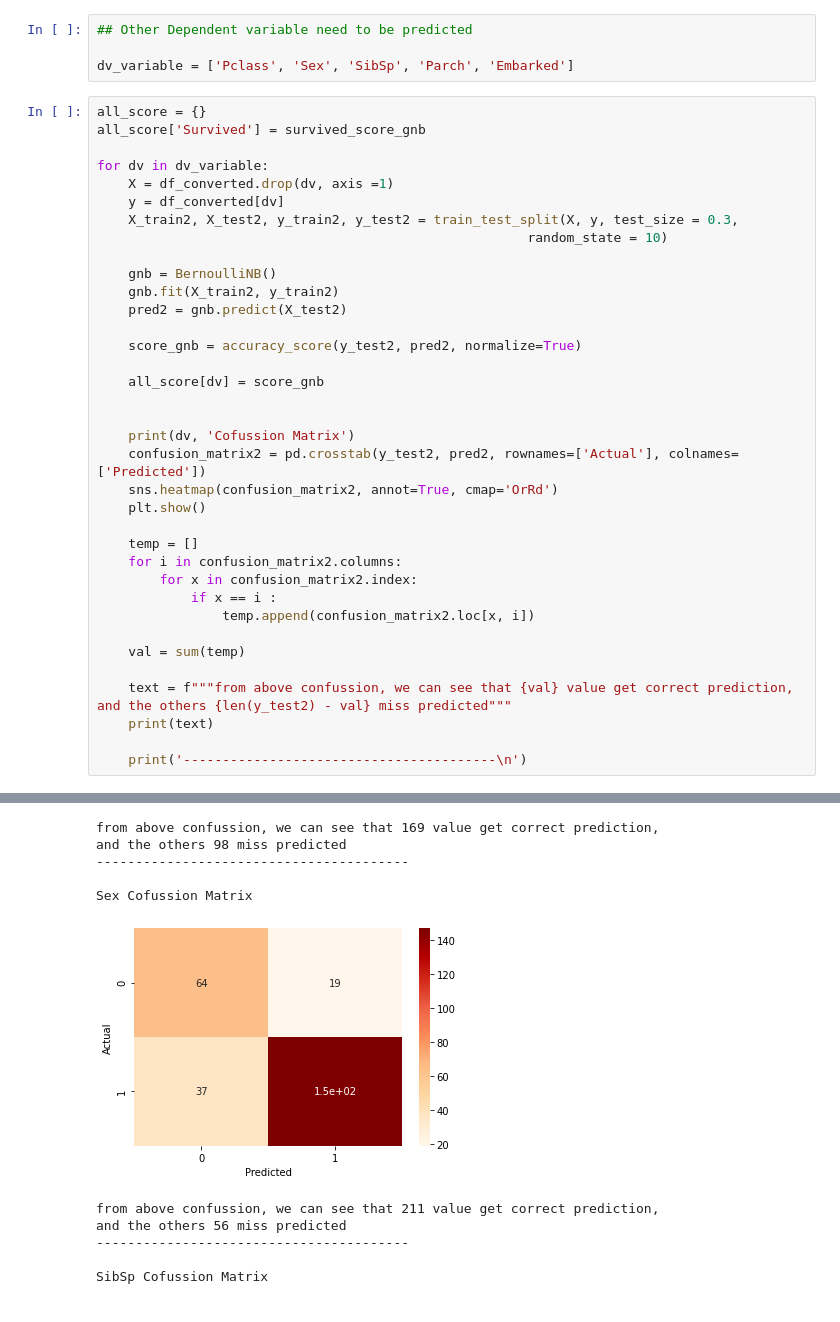
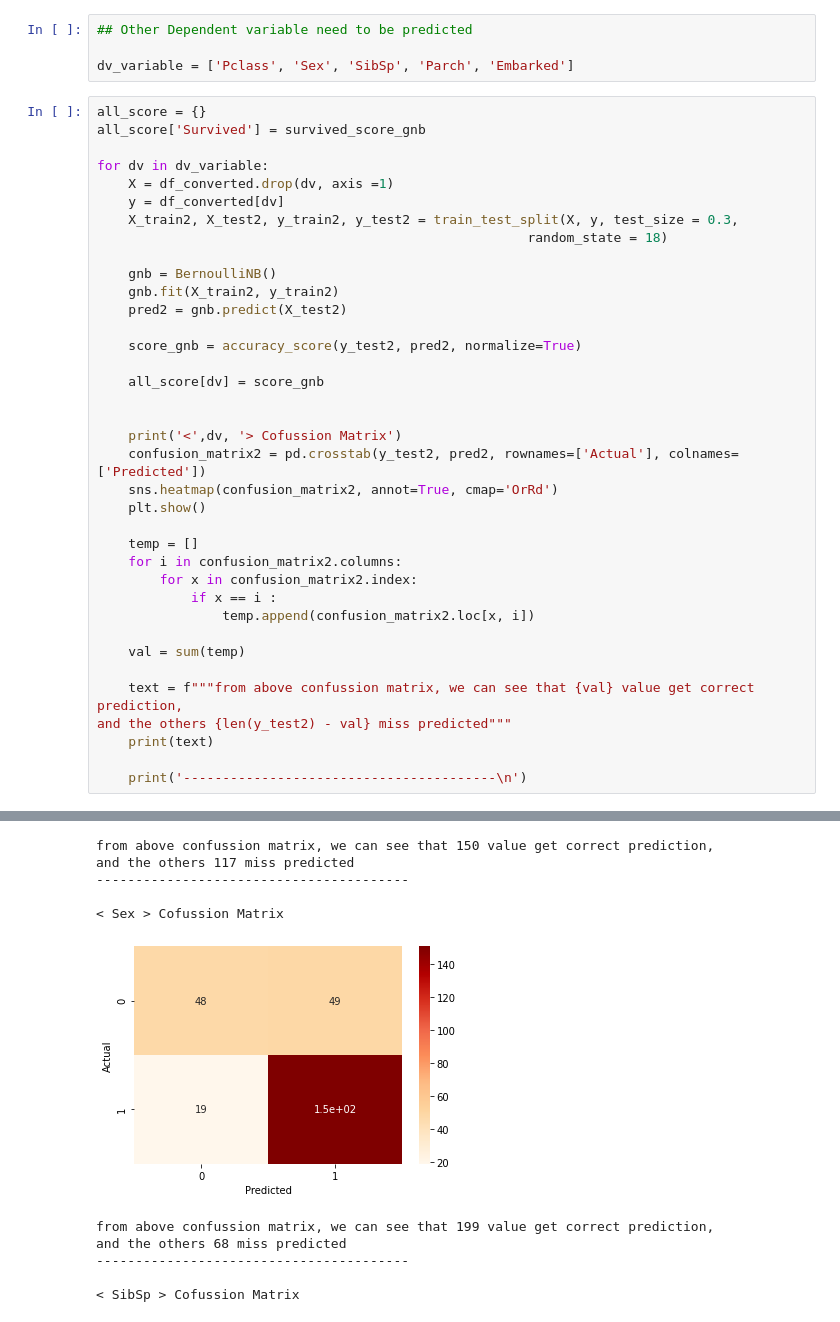
Before and after one commit to hilmandei/LetsUpgrade-AI-ML, a Jupyter notebook: Day-25/NB_Titanic_Dataset.ipynb, the cells around one changed output, grey strips where cells are left out. Drawn from its saved outputs; the diff is of its cells as text.

```diff
--- a/Day-25/NB_Titanic_Dataset.ipynb
+++ b/Day-25/NB_Titanic_Dataset.ipynb
@@ -226,7 +215,7 @@ for dv in dv_variable:
     X = df_converted.drop(dv, axis =1)
     y = df_converted[dv]
     X_train2, X_test2, y_train2, y_test2 = train_test_split(X, y, test_size = 0.3,
-                                                       random_state = 10)
+                                                       random_state = 18)
 
     gnb = BernoulliNB()
     gnb.fit(X_train2, y_train2)
@@ -237,7 +226,7 @@ for dv in dv_variable:
     all_score[dv] = score_gnb
 
 
-    print(dv, 'Cofussion Matrix')
+    print('<',dv, '> Cofussion Matrix')
     confusion_matrix2 = pd.crosstab(y_test2, pred2, rownames=['Actual'], colnames=['Predicted'])
     sns.heatmap(confusion_matrix2, annot=True, cmap='OrRd')
     plt.show()
@@ -250,7 +239,7 @@ for dv in dv_variable:
 
     val = sum(temp)
 
-    text = f"""from above confussion, we can see that {val} value get correct prediction,
+    text = f"""from above confussion matrix, we can see that {val} value get correct prediction,
 and the others {len(y_test2) - val} miss predicted"""
     print(text)
 
@@ -261,11 +250,11 @@ Pclass Cofussion Matrix
-from above confussion, we can see that 169 value get correct prediction,
-and the others 98 miss predicted
+from above confussion matrix, we can see that 150 value get correct prediction,
+and the others 117 miss predicted
 ----------------------------------------
 
-Sex Cofussion Matrix
+< Sex > Cofussion Matrix
-[figure, old version]
+[figure, new version]
-from above confussion, we can see that 211 value get correct prediction,
-and the others 56 miss predicted
+from above confussion matrix, we can see that 199 value get correct prediction,
+and the others 68 miss predicted
 ----------------------------------------
 
-SibSp Cofussion Matrix
+< SibSp > Cofussion Matrix
```
Also changed, not shown: parts of 3 cells of this notebook.
